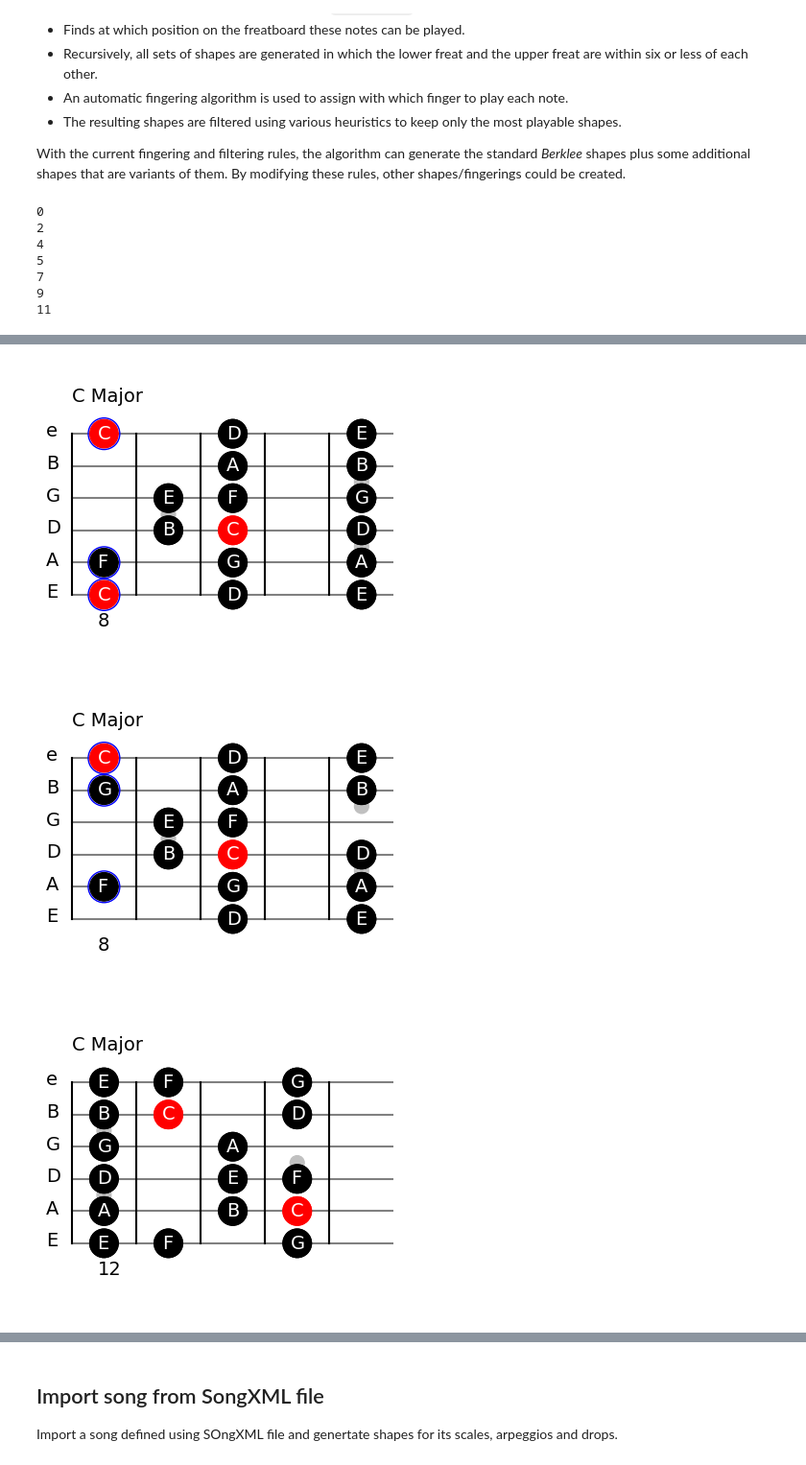
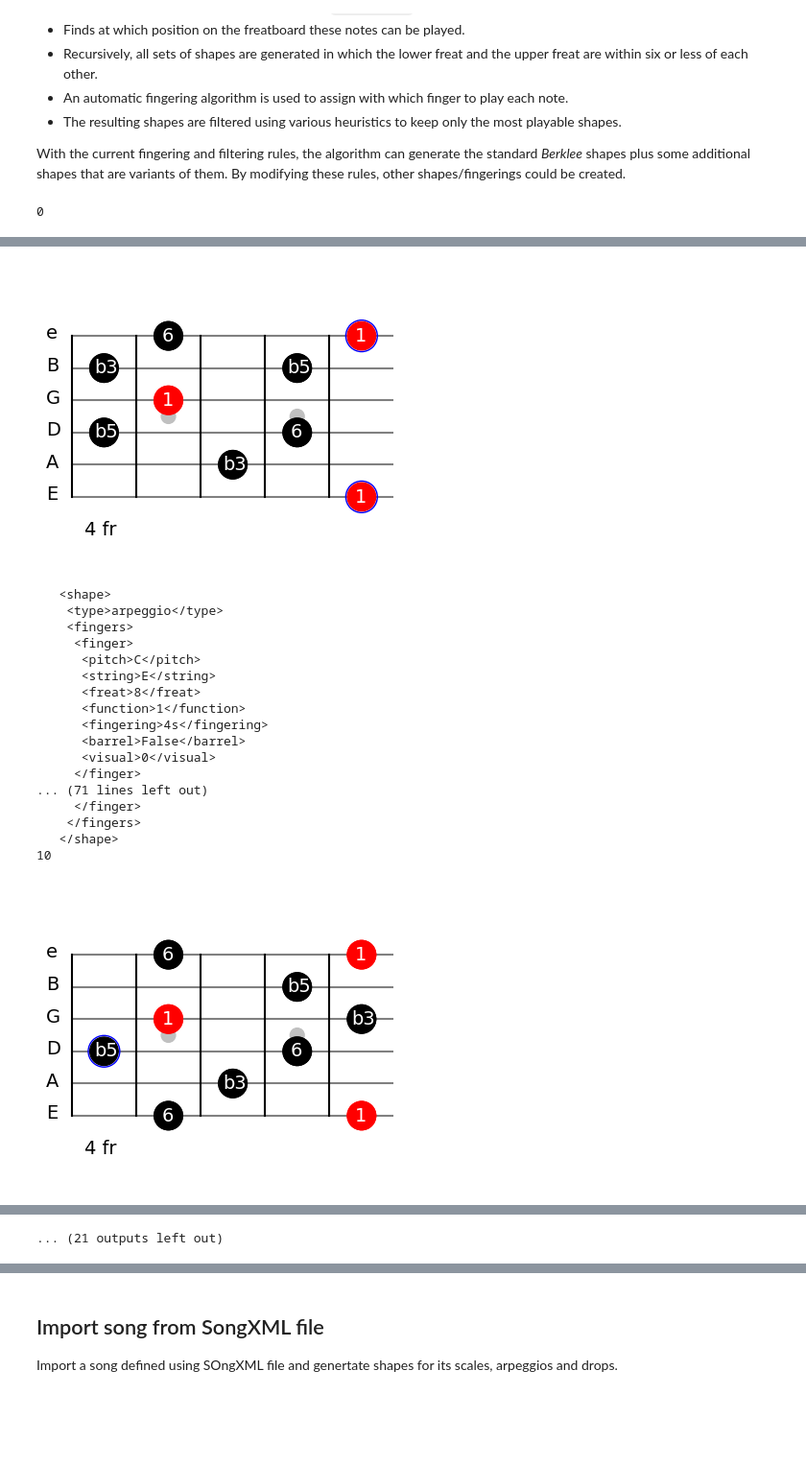
Before and after one commit to narcispr/PyFretboard, a Jupyter notebook: tutorial.ipynb, the cells around one changed output, grey strips where cells are left out. Shown: that part at 96% size. Cells and saved outputs as stored; diff of their text form; code cells hidden in the pictures; blank space fills up the shorter version.

```diff
--- a/tutorial.ipynb
+++ b/tutorial.ipynb
@@ -55,17 +55,15 @@ from PyFreatboard.build_shape import BuildShape
 from PyFreatboard.draw_shape import DrawShape
 from PyFreatboard.definitions import PyFreatboard as PF
 
-c_major = BuildShape(root='C', shape_type='Major', plot_type=PF.TEXT_FINGER)
+shapes = BuildShape(root='C', shape_type='dism')
 draw = DrawShape()
 
-for shape in c_major.all_shapes:
+for e, shape in enumerate(shapes.all_shapes):
     if shape.valid:
-        draw.draw(shape, text=PF.TEXT_PITCH, shape_name="C Major")
+    # if e in [8, 23, 30, 41, 54, 59]:
+        print(e)
+        draw.draw(shape, text=PF.TEXT_FUNCTION, return_fig=False)
+        # f.savefig('penta_{}.png'.format(e), bbox_inches='tight')
+        print(shape.to_xml())
 # %% [output]
 0
-2
-4
-5
-7
-9
-11
@@ -76,3 +142,19 @@ for shape in c_major.all_shapes:
-[figure, old version]
+[figure, new version]
+   <shape>
+    <type>arpeggio</type>
+    <fingers>
+     <finger>
+      <pitch>C</pitch>
+      <string>E</string>
+      <freat>8</freat>
+      <function>1</function>
+      <fingering>4s</fingering>
+      <barrel>False</barrel>
+      <visual>0</visual>
+     </finger>
+... (71 lines left out)
+     </finger>
+    </fingers>
+   </shape>
+10
-[figure, old version]
+[figure, new version]
-[figure, removed]
@@ -80,3 +161,4 @@ for shape in c_major.all_shapes:
+... (21 outputs left out)
 # %%
 from PyFreatboard.build_shape import BuildShape
 from PyFreatboard.draw_shape import DrawShape
```
Also changed, not shown: parts of 5 cells of this notebook, 3 other files.
